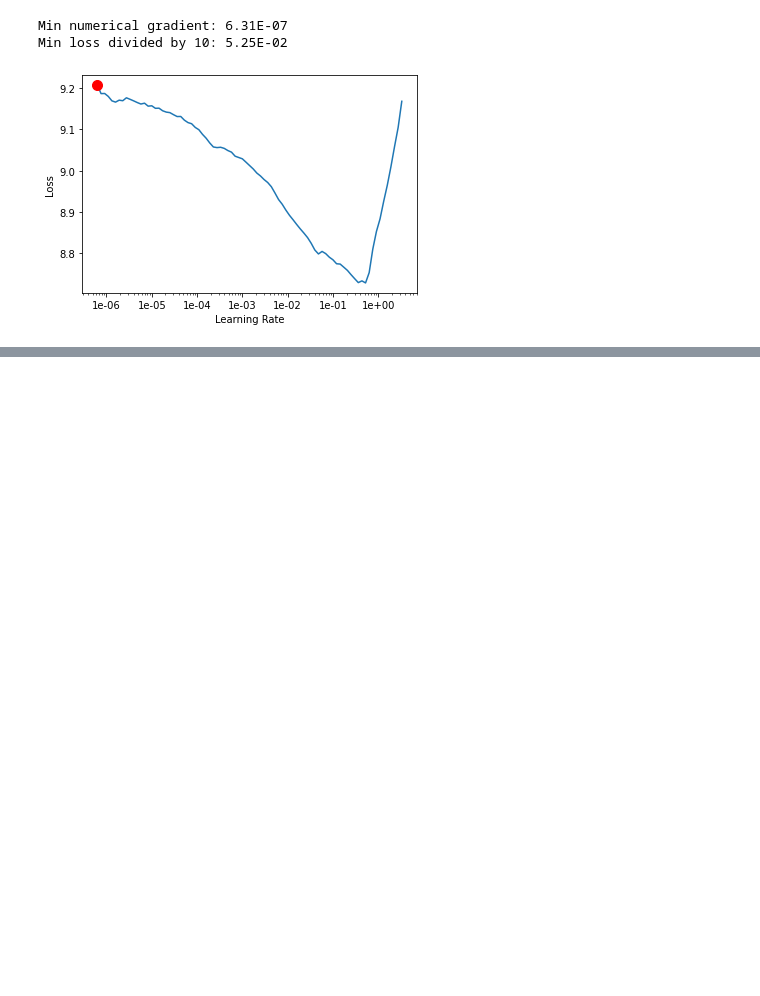
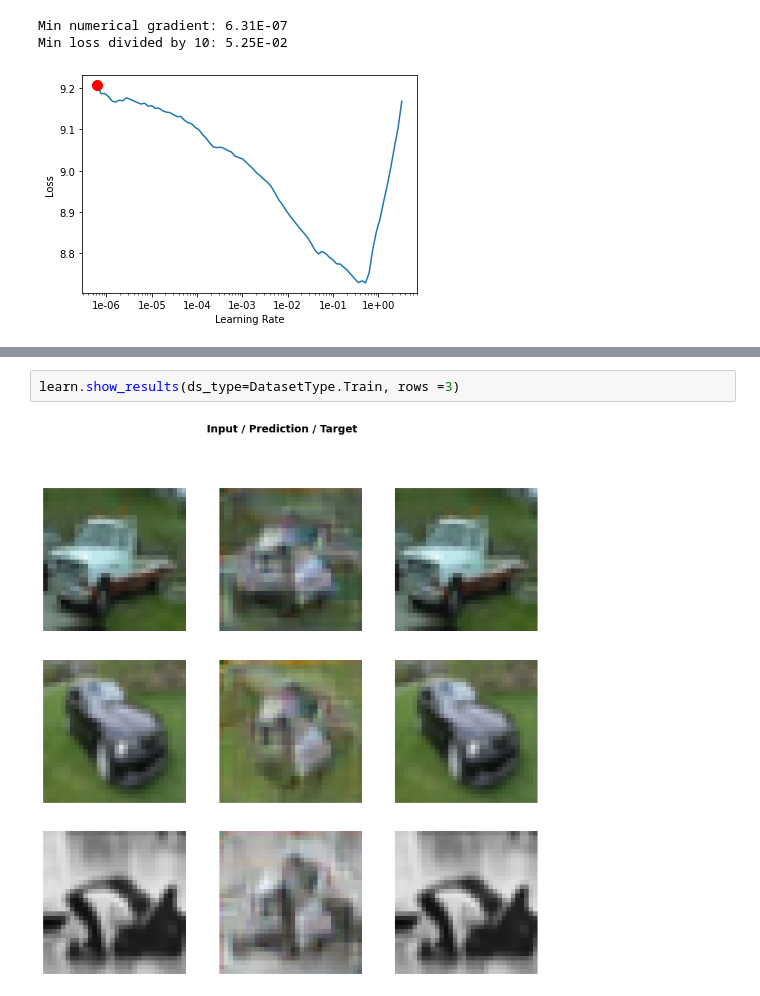
Before and after one commit to henriwoodcock/Applying-Modern-Best-Practices-to-Autoencoders, a Jupyter notebook: notebooks/cifar-10/cifar_autoencoder_joint_training.ipynb, the cells around one changed output, grey strips where cells are left out. Saved outputs shown, nothing was run; the diff lists cells and outputs as text; blank space fills up the shorter version.

Commit message:
cifar pixel shuffle trained

```diff
--- a/notebooks/cifar-10/cifar_autoencoder_joint_training.ipynb
+++ b/notebooks/cifar-10/cifar_autoencoder_joint_training.ipynb
@@ -1037,0 +1053,4 @@ learn.fit_one_cycle(10, max_lr = slice(1e-04, 1e-01))
+# %%
+learn.show_results(ds_type=DatasetType.Train, rows =3)
+# %% [output]
+[figure, added]
```
Also changed, not shown: parts of 4 cells of this notebook.
